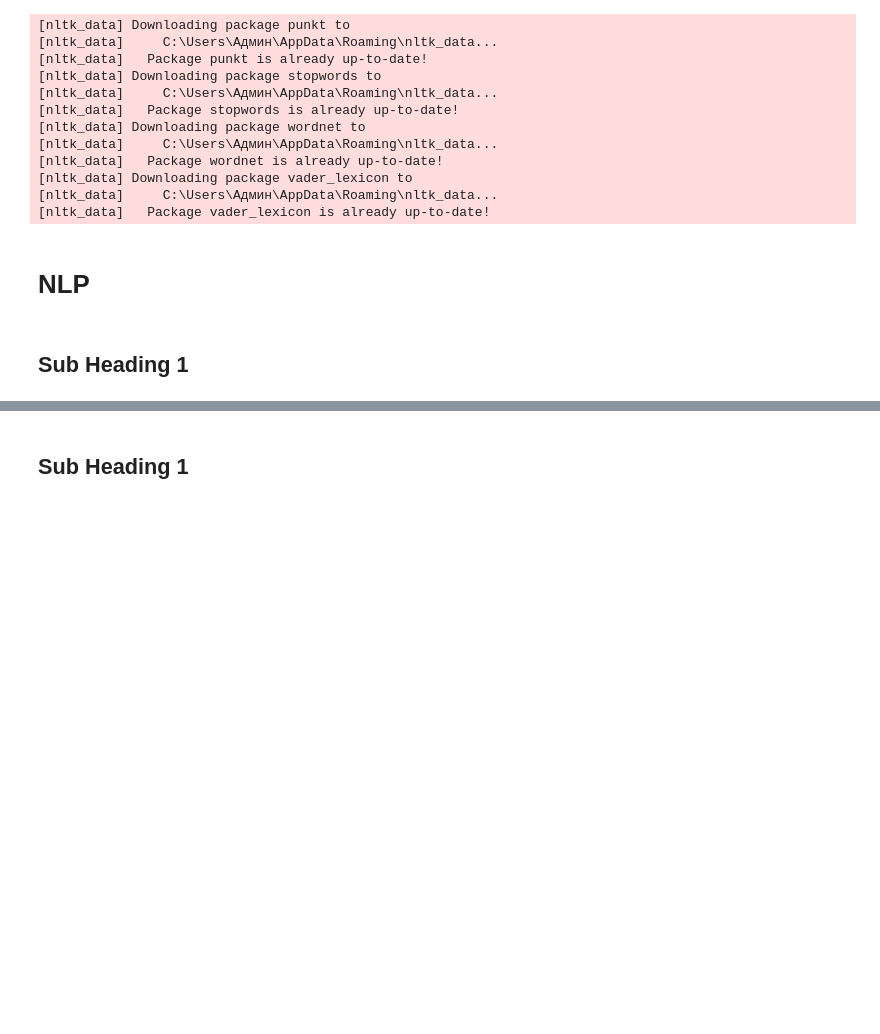
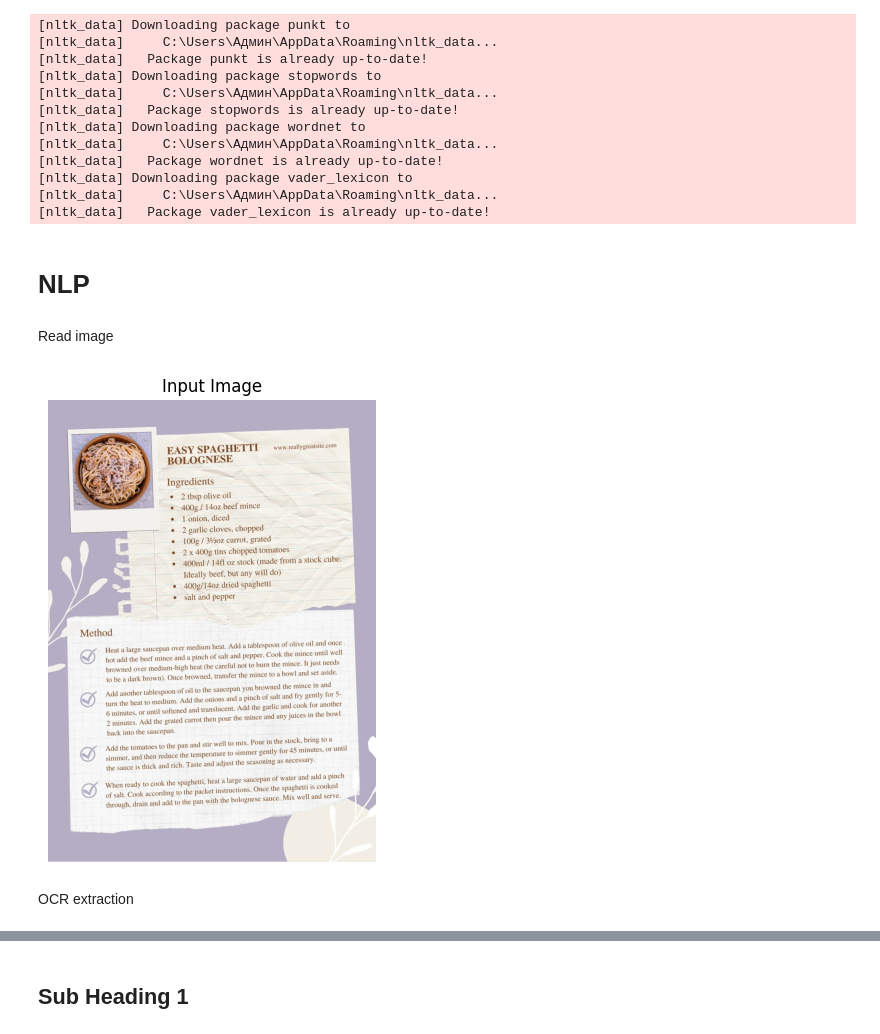
Before and after one commit to YuliiaRysinska/atu-bdaai-classroom-ai-vision-nlp-2026-ca2-assignment-AI-CA2-2026, a Jupyter notebook: CA2_Template.ipynb, the cells around one changed output, grey strips where cells are left out. Saved outputs shown, nothing was run; the diff lists cells and outputs as text; code cells hidden in the pictures; blank space fills up the shorter version.

Commit message:
OCR extraction

```diff
--- a/CA2_Template.ipynb
+++ b/CA2_Template.ipynb
@@ -100,5 +100,3 @@ sia = SentimentIntensityAnalyzer()
 [nltk_data]   Package vader_lexicon is already up-to-date!
 # %% [markdown]
 # NLP
-# %% [markdown]
-## Sub Heading 1
@@ -106,0 +103,18 @@ sia = SentimentIntensityAnalyzer()
+# %% [markdown]
+Read image
+# %%
+# Read image from file
+img = cv2.imread("bolognese.jpg")
+# Convert BGR (OpenCV format) → RGB (matplotlib format)
+img_rgb = cv2.cvtColor(img, cv2.COLOR_BGR2RGB)
+
+# Display image
+plt.figure(figsize=(8,6))
+plt.imshow(img_rgb)
+plt.title("Input Image")
+plt.axis("off")
+plt.show()
+# %% [output]
+[figure, added]
+# %% [markdown]
+OCR extraction
```
Also changed, not shown: parts of 4 cells of this notebook.
